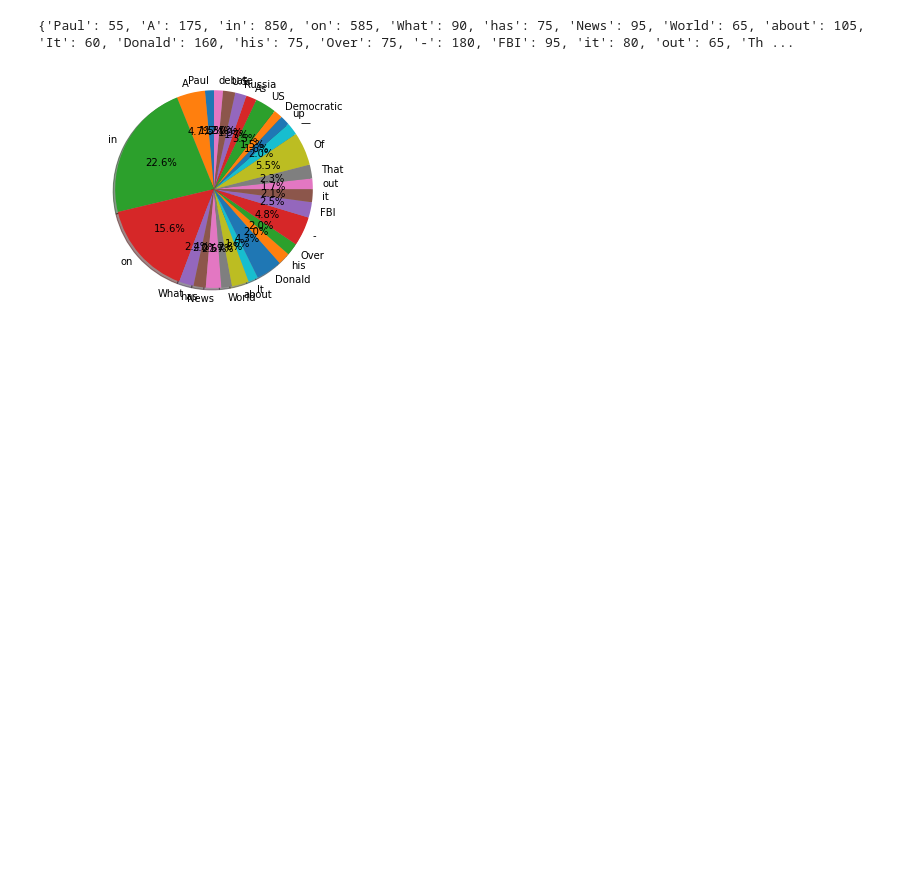
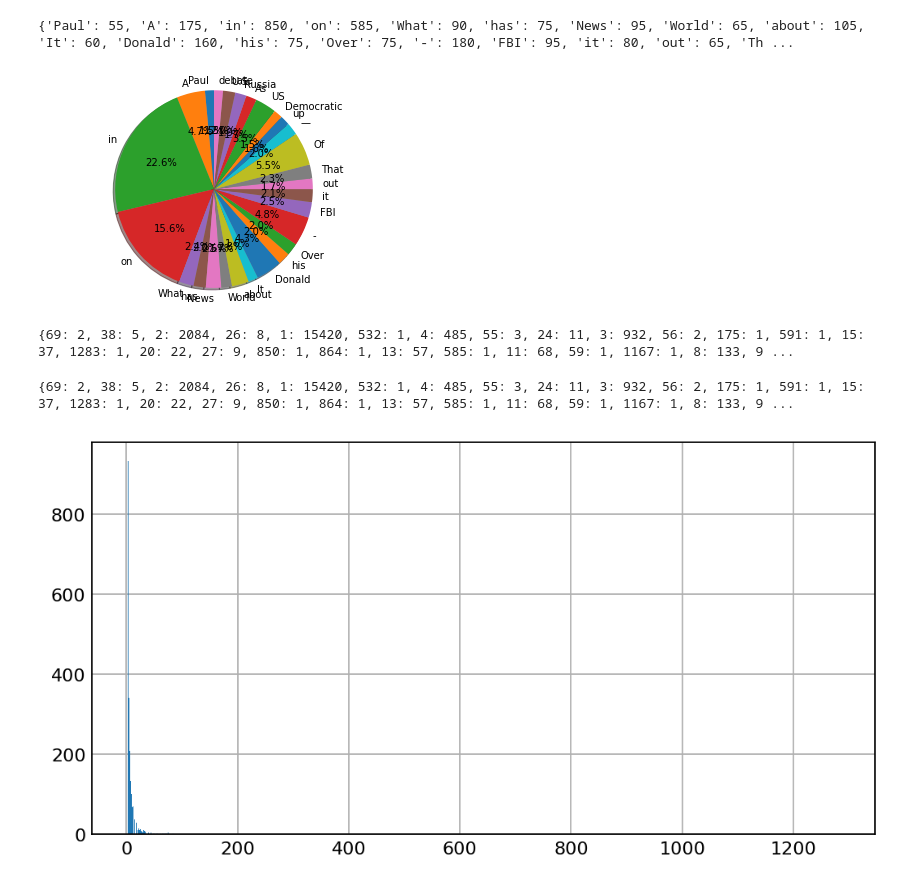
Before and after one commit to DIvkov575/detecting-fake-news, a Jupyter notebook: notebooks/explore_data.ipynb, the cells around one changed output. Drawn from its saved outputs; the diff is of its cells as text; code cells hidden in the pictures; blank space fills up the shorter version.

Commit message:
formatting & new graph

```diff
--- a/notebooks/explore_data.ipynb
+++ b/notebooks/explore_data.ipynb
@@ -44,3 +42,27 @@ ax1.axis('equal')
 plt.show()
 # %% [output]
 [figure]
+# %%
+value_freuency = get_word_fruency(dic.values())
+# %% [output]
+{69: 2, 38: 5, 2: 2084, 26: 8, 1: 15420, 532: 1, 4: 485, 55: 3, 24: 11, 3: 932, 56: 2, 175: 1, 591: 1, 15: 37, 1283: 1, 20: 22, 27: 9, 850: 1, 864: 1, 13: 57, 585: 1, 11: 68, 59: 1, 1167: 1, 8: 133, 9 ...
+# %%
+# useless graph
+
+value_freuency = get_word_fruency(dic.values())
+dic_cleaned = {}
+for key in value_freuency.keys():
+    if value_freuency[key] < 1000:
+        dic_cleaned[key] = value_freuency[key]
+
+fig = plt.figure(figsize=(2, 1), dpi=160)
+ax = fig.add_axes([0, 0, 3, 3])
+
+x_axis = dic_cleaned.keys()
+y_axis = dic_cleaned.values()
+
+ax.bar(x_axis, y_axis)
+plt.show()
+# %% [output]
+{69: 2, 38: 5, 2: 2084, 26: 8, 1: 15420, 532: 1, 4: 485, 55: 3, 24: 11, 3: 932, 56: 2, 175: 1, 591: 1, 15: 37, 1283: 1, 20: 22, 27: 9, 850: 1, 864: 1, 13: 57, 585: 1, 11: 68, 59: 1, 1167: 1, 8: 133, 9 ...
+[figure, added]
```
Also changed, not shown: parts of 2 cells of this notebook, 1 other file.
